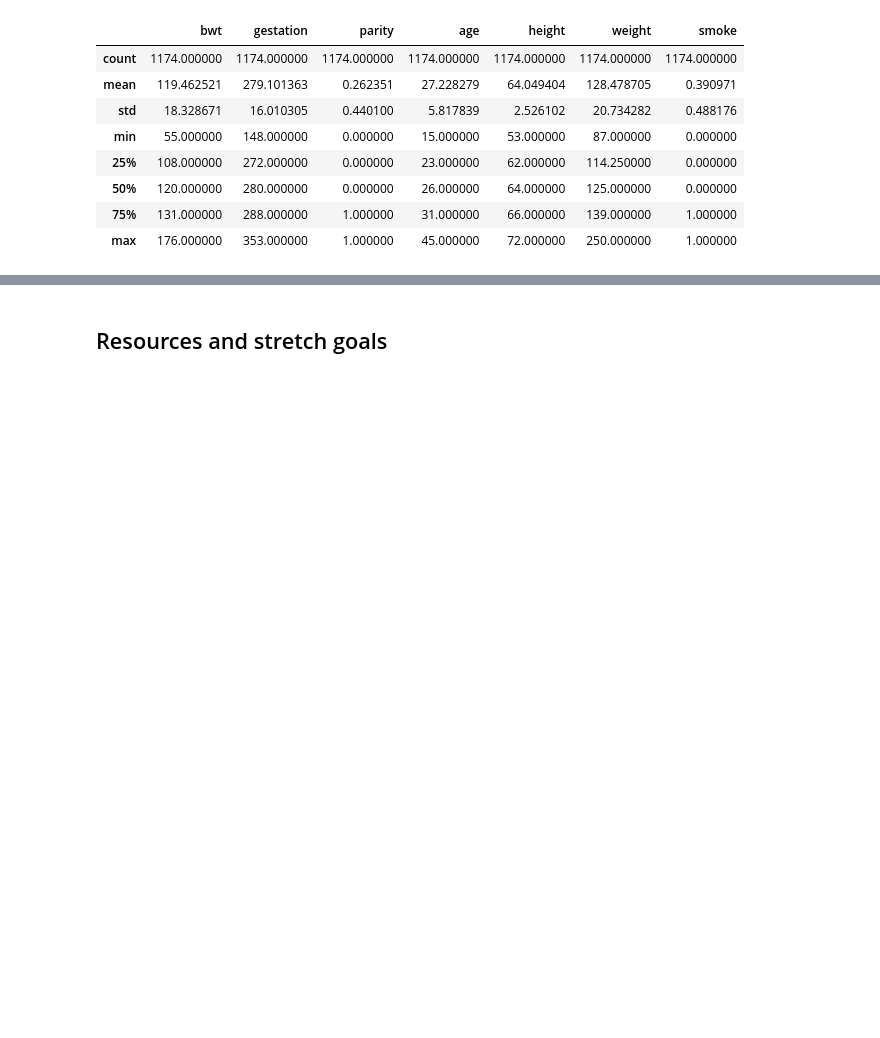
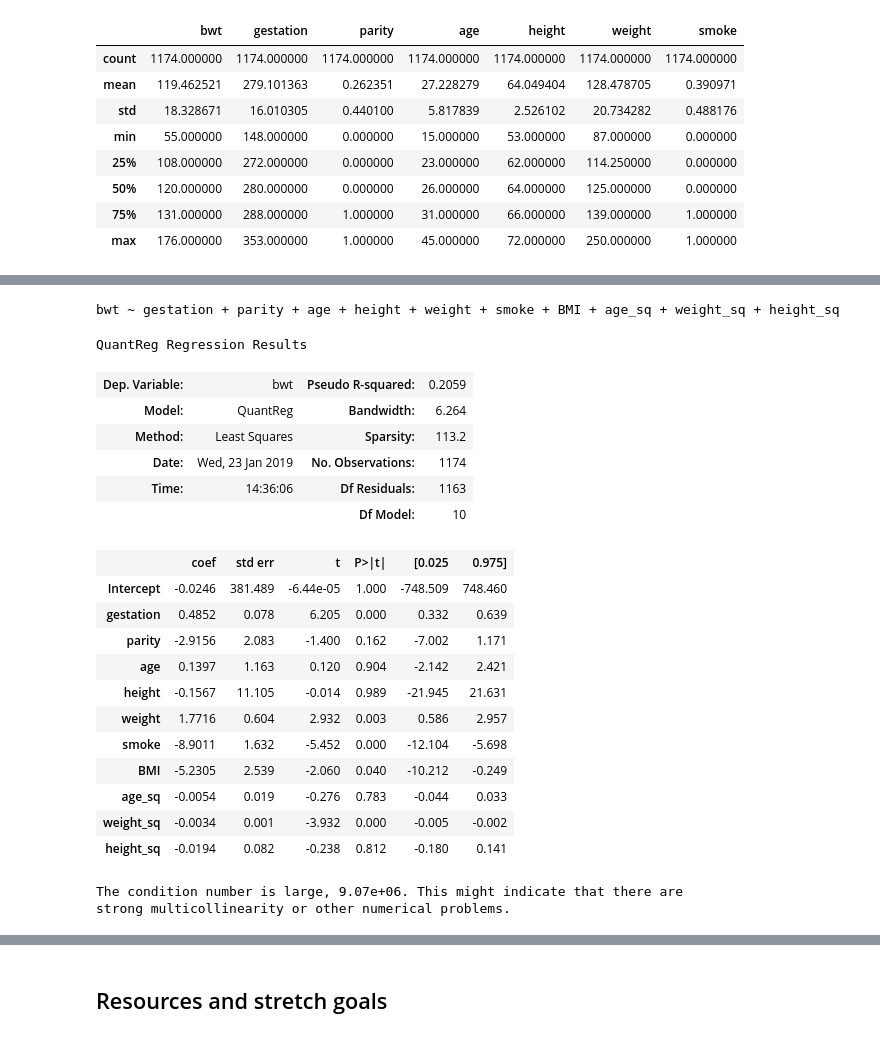
Before and after one commit to bloominstituteoftechnology/DS-Unit-2-Sprint-3-Advanced-Regression, a Jupyter notebook: module3-quantile-regression/LS_DS_233_Quantile_Regression-Assignment.ipynb, the cells around one changed output, grey strips where cells are left out. Drawn from its saved outputs; the diff is of its cells as text; code cells hidden in the pictures; blank space fills up the shorter version.

```diff
--- a/module3-quantile-regression/LS_DS_233_Quantile_Regression-Assignment.ipynb
+++ b/module3-quantile-regression/LS_DS_233_Quantile_Regression-Assignment.ipynb
@@ -54,0 +161,12 @@ bwt_df.describe()
+# %%
+df2 = bwt_df.copy()
+# Squared Age
+df2['BMI'] = df2['weight']*0.454 / (df2['height']*0.0254)**2
+# Age * weight
+df2['weight-age'] = df2['weight']*df2['age']
+# Squared weight
+df2['age_sq'] = df2['age']**2
+# BMI
+df2['weight_sq'] = df2['weight']**2
+# Squared height
+df2['height_sq'] = df2['height']**2
@@ -54,0 +182,30 @@ bwt_df.describe()
+# %%
+quant_formula = 'bwt ~ ' + ' + '.join(df2.drop('bwt', axis='columns').columns)
+print(quant_formula)
+
+quant_mod = smf.quantreg(quant_formula, data=df2)
+quant_reg = quant_mod.fit(q=q)
+quant_reg.summary()  # "summary" is another very R-thing
+# %% [output]
+bwt ~ gestation + parity + age + height + weight + smoke + BMI + age_sq + weight_sq + height_sq
+QuantReg Regression Results
+| Dep. Variable: | bwt | Pseudo R-squared: | 0.2059 |
+| Model: | QuantReg | Bandwidth: | 6.264 |
+| Method: | Least Squares | Sparsity: | 113.2 |
+| Date: | Wed, 23 Jan 2019 | No. Observations: | 1174 |
+| Time: | 14:36:06 | Df Residuals: | 1163 |
+|  |  | Df Model: | 10 |
+|  | coef | std err | t | P>|t| | [0.025 | 0.975] |
+| Intercept | -0.0246 | 381.489 | -6.44e-05 | 1.000 | -748.509 | 748.460 |
+| gestation | 0.4852 | 0.078 | 6.205 | 0.000 | 0.332 | 0.639 |
+| parity | -2.9156 | 2.083 | -1.400 | 0.162 | -7.002 | 1.171 |
+| age | 0.1397 | 1.163 | 0.120 | 0.904 | -2.142 | 2.421 |
+| height | -0.1567 | 11.105 | -0.014 | 0.989 | -21.945 | 21.631 |
+| weight | 1.7716 | 0.604 | 2.932 | 0.003 | 0.586 | 2.957 |
+| smoke | -8.9011 | 1.632 | -5.452 | 0.000 | -12.104 | -5.698 |
+| BMI | -5.2305 | 2.539 | -2.060 | 0.040 | -10.212 | -0.249 |
+| age_sq | -0.0054 | 0.019 | -0.276 | 0.783 | -0.044 | 0.033 |
+| weight_sq | -0.0034 | 0.001 | -3.932 | 0.000 | -0.005 | -0.002 |
+| height_sq | -0.0194 | 0.082 | -0.238 | 0.812 | -0.180 | 0.141 |
+The condition number is large, 9.07e+06. This might indicate that there are
+strong multicollinearity or other numerical problems.
```
Also changed, not shown: parts of 21 cells of this notebook.
